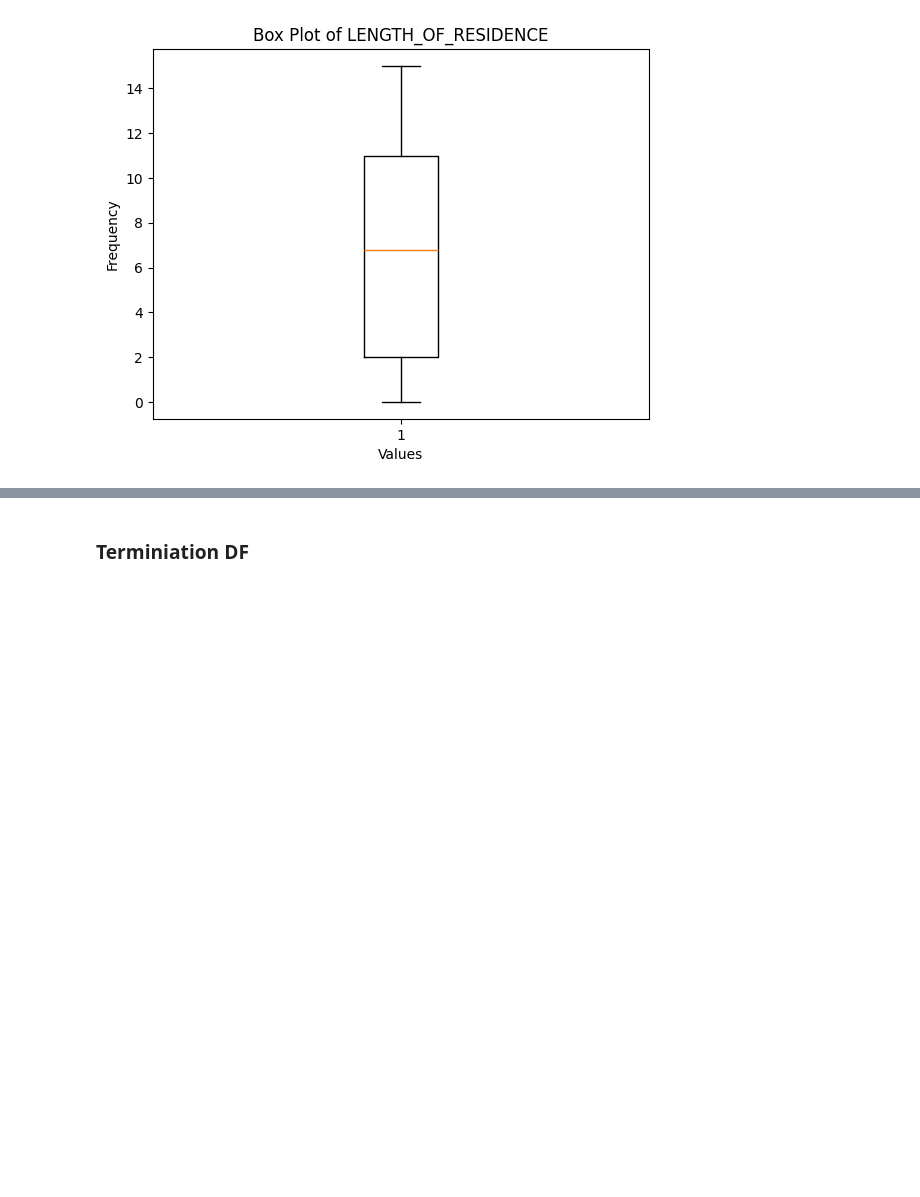
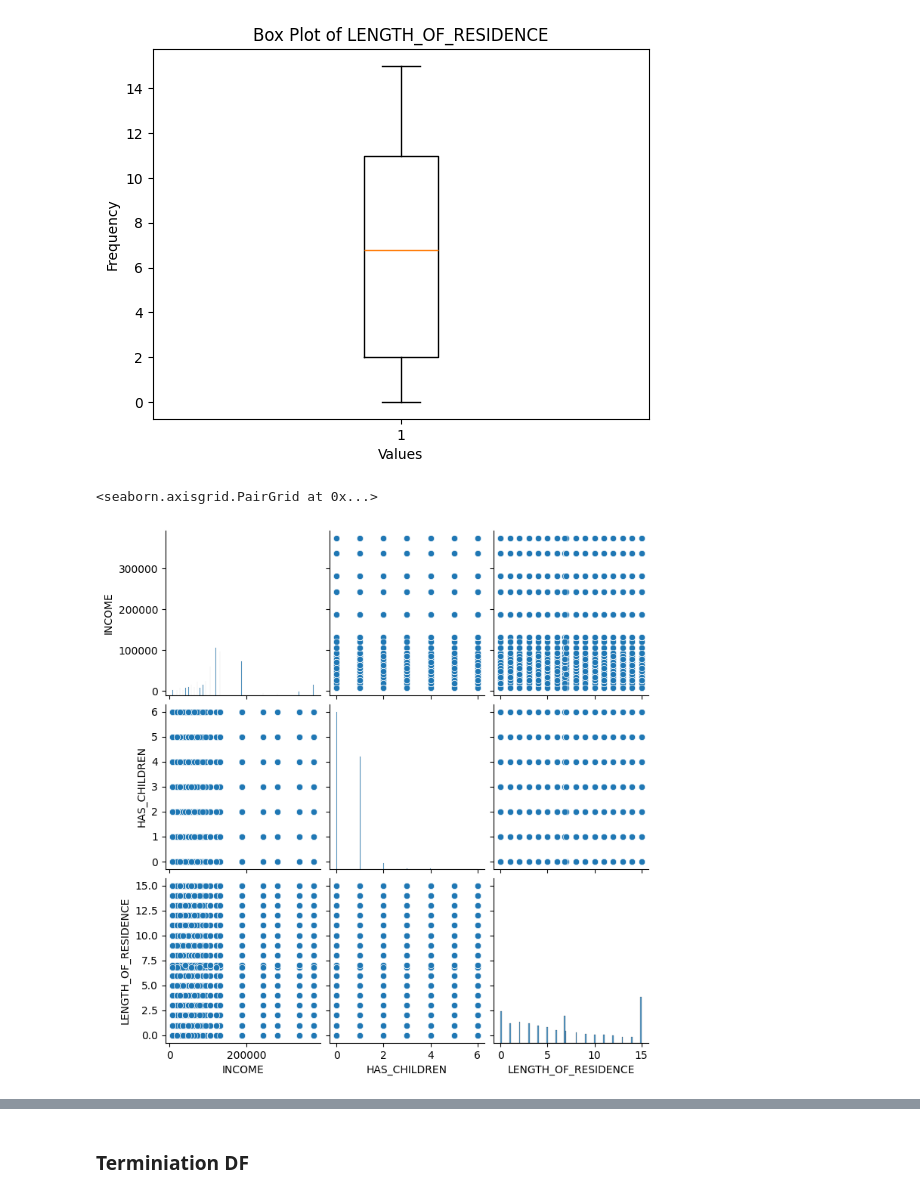
Before and after one commit to Fantunes0010/ML, a Jupyter notebook: Assignment1_ABC.ipynb, the cells around one changed output, grey strips where cells are left out. Saved outputs shown, nothing was run; the diff lists cells and outputs as text; code cells hidden in the pictures; blank space fills up the shorter version.

```diff
--- a/Assignment1_ABC.ipynb
+++ b/Assignment1_ABC.ipynb
@@ -389,3 +404,8 @@ for col in list(demographicDF_cleaned.loc[:,'INCOME':'LENGTH_OF_RESIDENCE']):
 [figure]
 [figure]
 [figure]
+# %%
+sns.pairplot(demographicDF_cleaned.loc[:,'INCOME':'LENGTH_OF_RESIDENCE'])
+# %% [output]
+<seaborn.axisgrid.PairGrid at 0x...>
+[figure, added]
```
Also changed, not shown: parts of 10 cells of this notebook.
